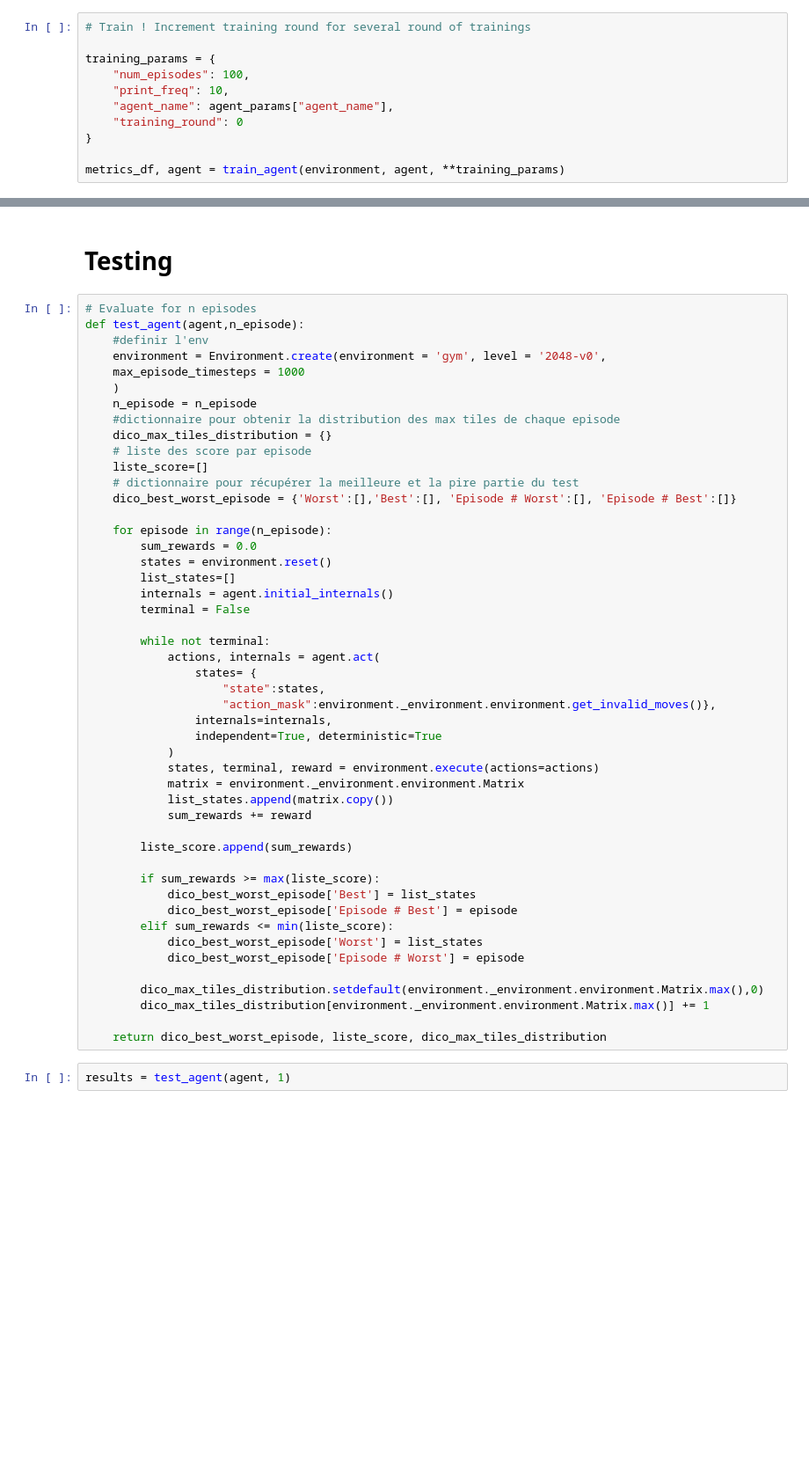
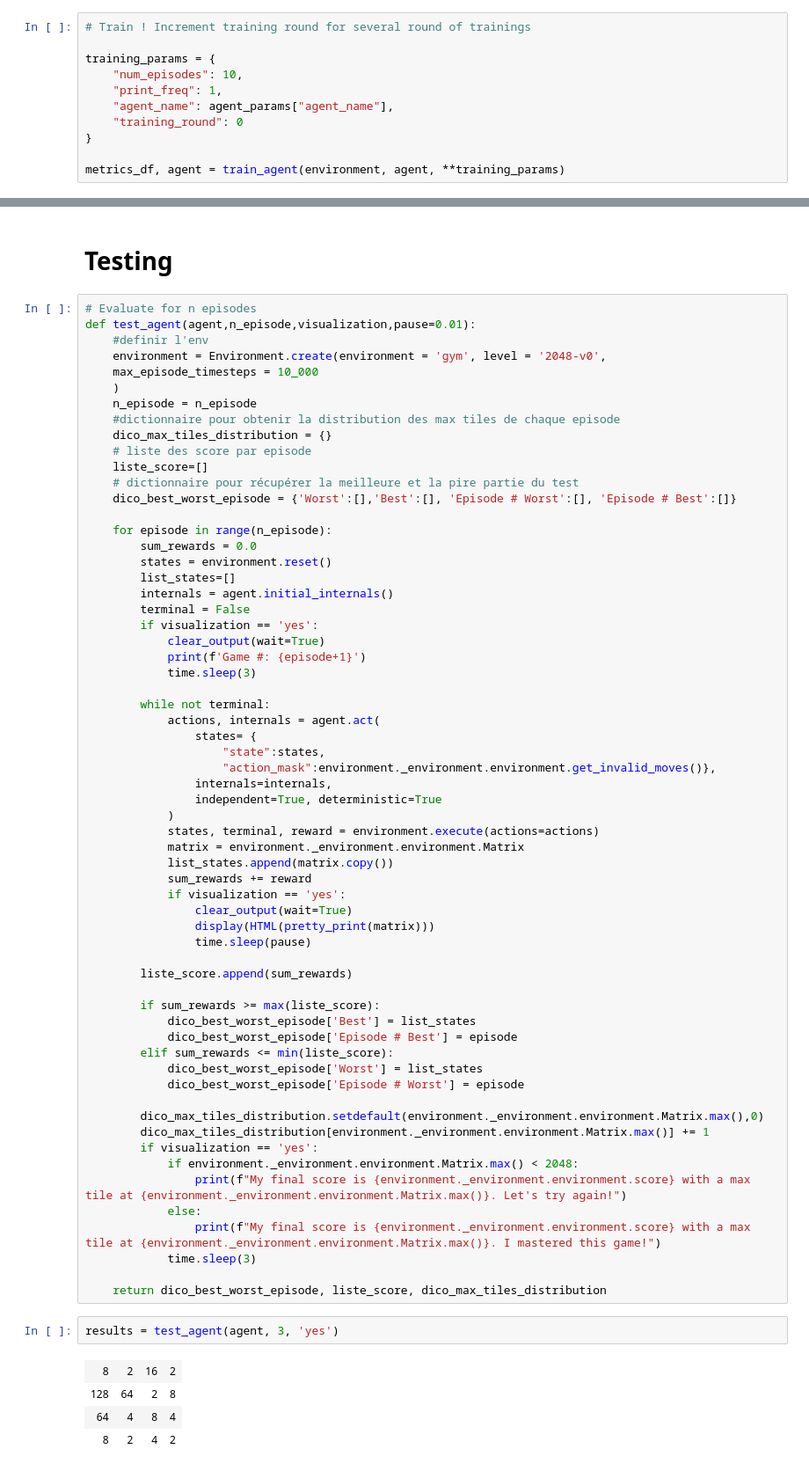
Before and after one commit to Valentin-Laurent/Year-2048, a Jupyter notebook: notebooks/Training_notebook.ipynb, the cells around one changed output, grey strips where cells are left out. Shown: that part at 88% size. Cells and saved outputs as stored; diff of their text form; blank space fills up the shorter version.

Commit message:
new viz for testing agent function

```diff
--- a/notebooks/Training_notebook.ipynb
+++ b/notebooks/Training_notebook.ipynb
@@ -202,8 +247,8 @@ environment, agent = create_agent_and_env(env_params, agent_params)
 # Train ! Increment training round for several round of trainings
 
 training_params = {
-    "num_episodes": 100,
-    "print_freq": 10,
+    "num_episodes": 10,
+    "print_freq": 1,
     "agent_name": agent_params["agent_name"],
     "training_round": 0
 }
@@ -235,10 +295,10 @@ sns.lineplot(data = uniform_filter1d(scores2, size=N, mode = "reflect"), label =
 # Testing
 # %%
 # Evaluate for n episodes
-def test_agent(agent,n_episode):
+def test_agent(agent,n_episode,visualization,pause=0.01):
     #definir l'env
     environment = Environment.create(environment = 'gym', level = '2048-v0',
-    max_episode_timesteps = 1000
+    max_episode_timesteps = 10_000
     )
     n_episode = n_episode
     #dictionnaire pour obtenir la distribution des max tiles de chaque episode
@@ -254,6 +314,10 @@ def test_agent(agent,n_episode):
         list_states=[]
         internals = agent.initial_internals()
         terminal = False
+        if visualization == 'yes':
+            clear_output(wait=True)
+            print(f'Game #: {episode+1}')
+            time.sleep(3)
 
         while not terminal:
             actions, internals = agent.act(
@@ -267,6 +331,10 @@ def test_agent(agent,n_episode):
             matrix = environment._environment.environment.Matrix
             list_states.append(matrix.copy())
             sum_rewards += reward
+            if visualization == 'yes':
+                clear_output(wait=True)
+                display(HTML(pretty_print(matrix)))
+                time.sleep(pause)
 
         liste_score.append(sum_rewards)
 
@@ -279,7 +347,18 @@ def test_agent(agent,n_episode):
 
         dico_max_tiles_distribution.setdefault(environment._environment.environment.Matrix.max(),0)
         dico_max_tiles_distribution[environment._environment.environment.Matrix.max()] += 1
+        if visualization == 'yes':
+            if environment._environment.environment.Matrix.max() < 2048:
+                print(f"My final score is {environment._environment.environment.score} with a max tile at {environment._environment.environment.Matrix.max()}. Let's try again!")
+            else:
+                print(f"My final score is {environment._environment.environment.score} with a max tile at {environment._environment.environment.Matrix.max()}. I mastered this game!")
+            time.sleep(3)
 
     return dico_best_worst_episode, liste_score, dico_max_tiles_distribution
 # %%
-results = test_agent(agent, 1)
+results = test_agent(agent, 3, 'yes')
+# %% [output]
+| 8 | 2 | 16 | 2 |
+| 128 | 64 | 2 | 8 |
+| 64 | 4 | 8 | 4 |
+| 8 | 2 | 4 | 2 |
```
Also changed, not shown: parts of 8 cells of this notebook, 1 other file.
